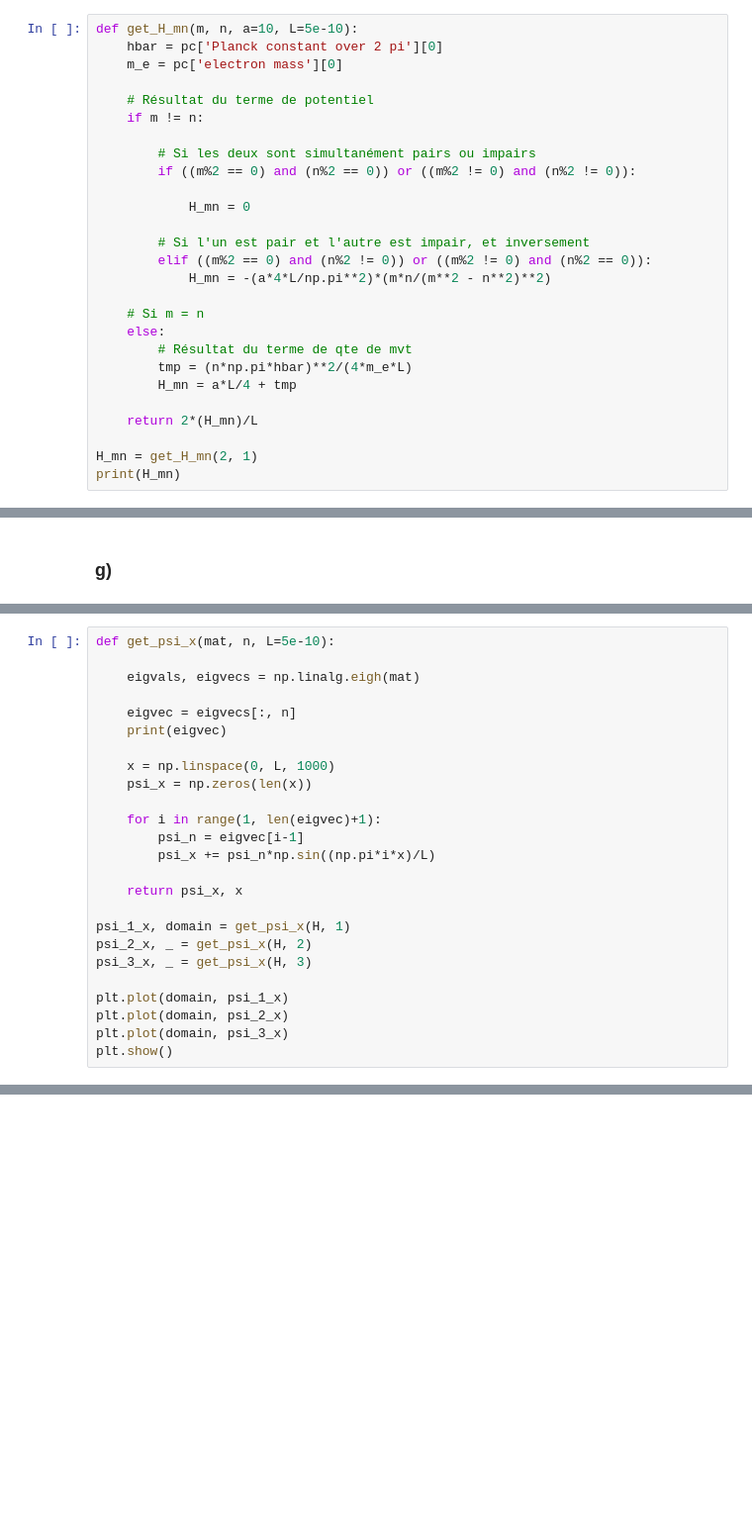
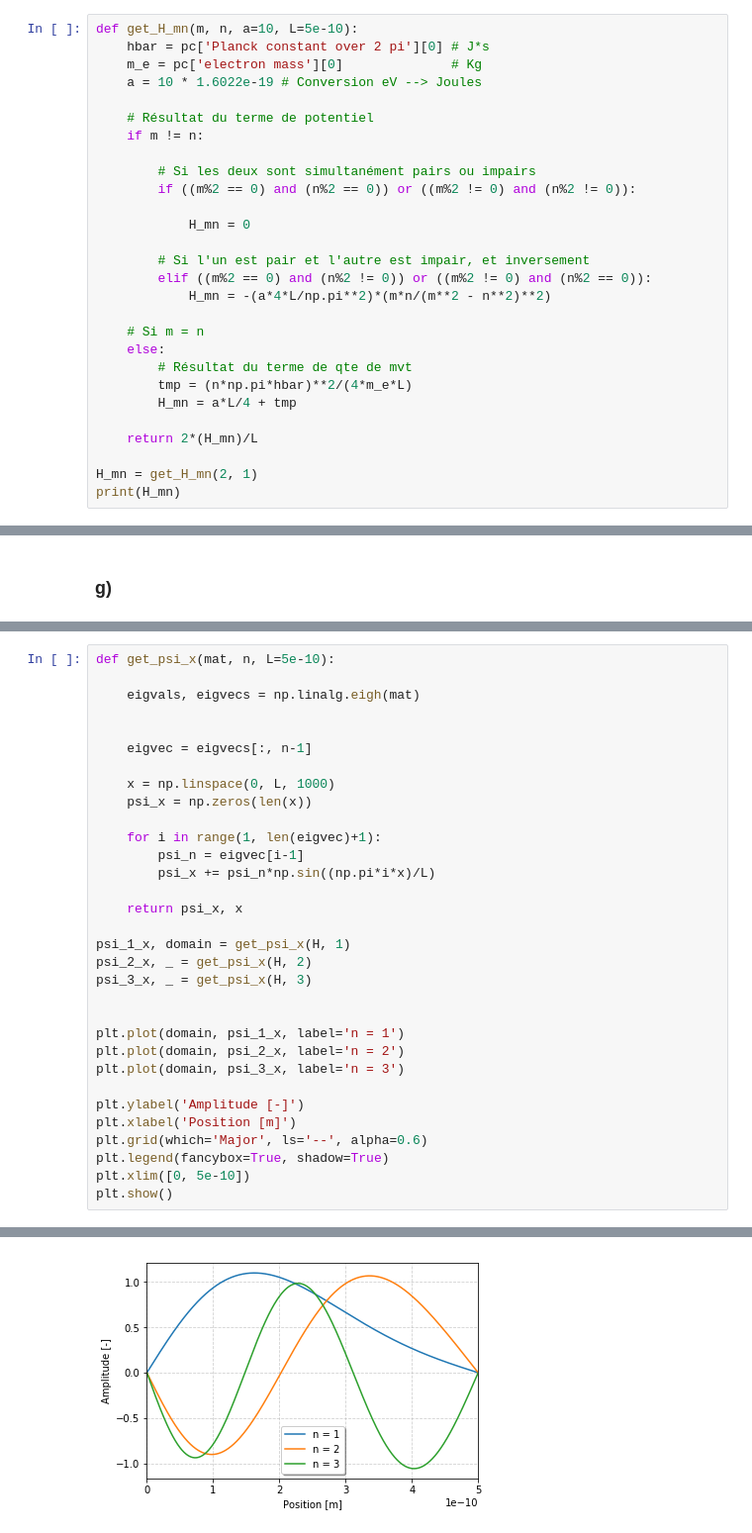
Before and after one commit to eliedl/Physique_numerique, a Jupyter notebook: TP2/TP2_Elie.ipynb, the cells around one changed output, grey strips where cells are left out. Shown: that part at 99% size. Drawn from its saved outputs; the diff is of its cells as text; blank space fills up the shorter version.

```diff
--- a/TP2/TP2_Elie.ipynb
+++ b/TP2/TP2_Elie.ipynb
@@ -104,8 +268,9 @@ H_{mn} &= \frac{2}{L} \int_0^L \sin \left(\frac{m\pi x}{L}\right)\left[\frac{-\h
 \end{align}
 # %%
 def get_H_mn(m, n, a=10, L=5e-10):
-    hbar = pc['Planck constant over 2 pi'][0]
-    m_e = pc['electron mass'][0]
+    hbar = pc['Planck constant over 2 pi'][0] # J*s
+    m_e = pc['electron mass'][0]              # Kg
+    a = 10 * 1.6022e-19 # Conversion eV --> Joules
 
     # Résultat du terme de potentiel
     if m != n:
@@ -173,8 +348,8 @@ def get_psi_x(mat, n, L=5e-10):
 
     eigvals, eigvecs = np.linalg.eigh(mat)
 
-    eigvec = eigvecs[:, n]
-    print(eigvec)
+
+    eigvec = eigvecs[:, n-1]
 
     x = np.linspace(0, L, 1000)
     psi_x = np.zeros(len(x))
@@ -189,8 +364,15 @@ psi_1_x, domain = get_psi_x(H, 1)
 psi_2_x, _ = get_psi_x(H, 2)
 psi_3_x, _ = get_psi_x(H, 3)
 
-plt.plot(domain, psi_1_x)
-plt.plot(domain, psi_2_x)
-plt.plot(domain, psi_3_x)
+
+plt.plot(domain, psi_1_x, label='n = 1')
+plt.plot(domain, psi_2_x, label='n = 2')
+plt.plot(domain, psi_3_x, label='n = 3')
+
+plt.ylabel('Amplitude [-]')
+plt.xlabel('Position [m]')
+plt.grid(which='Major', ls='--', alpha=0.6)
+plt.legend(fancybox=True, shadow=True)
+plt.xlim([0, 5e-10])
 plt.show()
 # %% [output]
@@ -202,0 +379 @@ plt.show()
+[figure, added]
```
Also changed, not shown: parts of 9 cells of this notebook.
